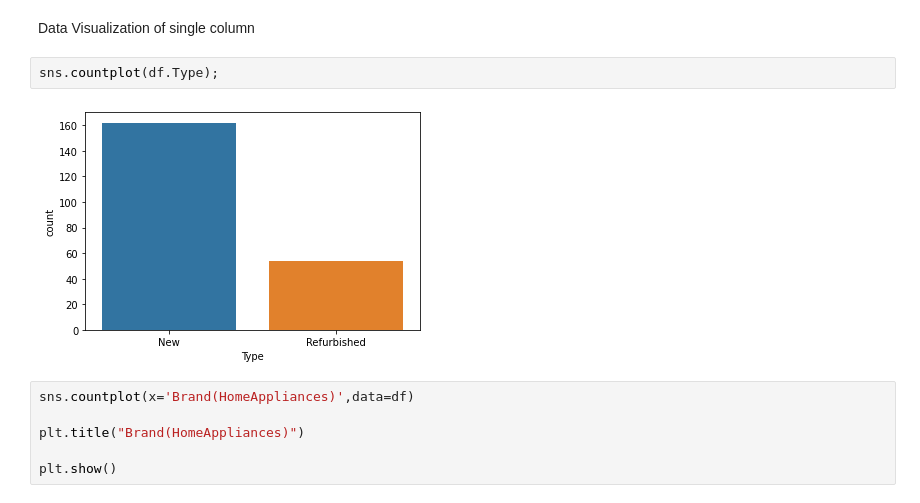
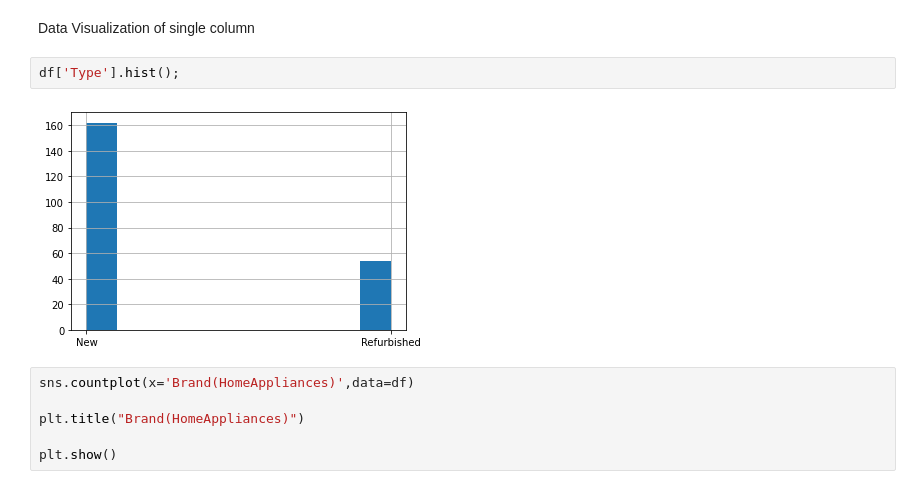
Before and after one commit to Sujatapanchal/MSCproject, a Jupyter notebook: Product_Analysis.ipynb, the cells around one changed output. Drawn from its saved outputs; the diff is of its cells as text.

```diff
--- a/Product_Analysis.ipynb
+++ b/Product_Analysis.ipynb
@@ -174,10 +174,10 @@ Length: 216, dtype: bool
 ### **Data Visualization**
 # %% [markdown]
 Data Visualization of single column
-# %%
-sns.countplot(df.Type);
-# %% [output]
-[figure, removed]
+# %%
+df['Type'].hist();
+# %% [output]
+[figure, added]
 # %%
 sns.countplot(x='Brand(HomeAppliances)',data=df)
 
```
Also changed, not shown: parts of 1 cell of this notebook.
